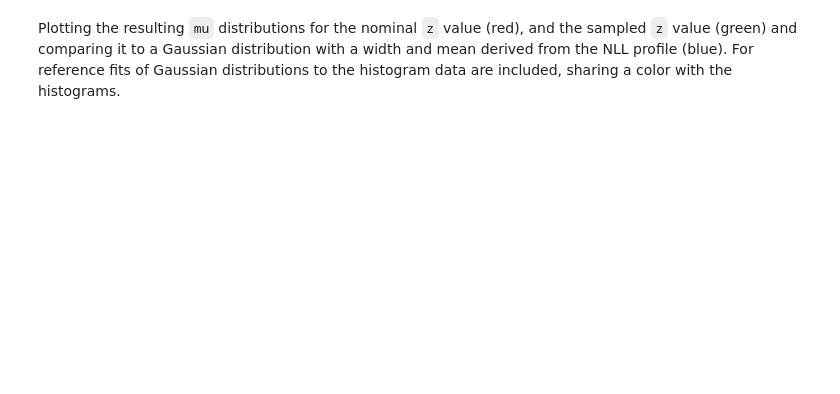
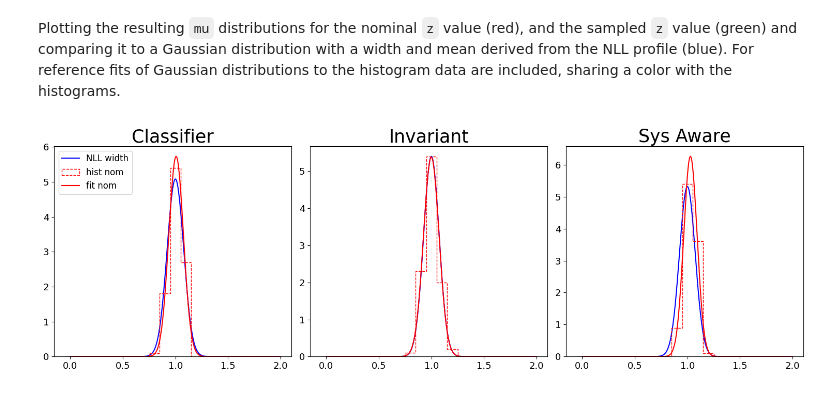
Before and after one commit to SaschaDief/systaware_tests, a Jupyter notebook: Toy_Dataset.ipynb, the cells around one changed output. Drawn from its saved outputs; the diff is of its cells as text; code cells hidden in the pictures; blank space fills up the shorter version.

```diff
--- a/Toy_Dataset.ipynb
+++ b/Toy_Dataset.ipynb
@@ -1208,2 +1389,43 @@ for j in range(0, weights_data_samp.shape[0]):
 # %% [markdown]
 Plotting the resulting `mu` distributions for the nominal `z` value (red), and the sampled `z` value (green) and comparing it to a Gaussian distribution with a width and mean derived from the NLL profile (blue). For reference fits of Gaussian distributions to the histogram data are included, sharing a color with the histograms.
+# %%
+from scipy.stats import norm
+
+
+fig = plt.figure(figsize=(15,5))
+subplot1 = fig.add_subplot(1,3,1)
+subplot2 = fig.add_subplot(1,3,2)
+subplot3 = fig.add_subplot(1,3,3)
+
+x_gauss = np.linspace(0.0, 2.0, 1000)
+
+
+y_gauss = (norm.pdf((x_gauss-1)/sigma_clf_nom))/sigma_clf_nom
+
+subplot1.title.set_text('Classifier')
+subplot2.title.set_text('Invariant')
+subplot3.title.set_text('Sys Aware')
+
+subplot1.plot(x_gauss, (norm.pdf((x_gauss-1)/sigma_clf_nom))/sigma_clf_nom, label='NLL width', color='b')
+subplot2.plot(x_gauss, (norm.pdf((x_gauss-1)/sigma_inv_nom))/sigma_inv_nom, label='NLL width', color='b')
+subplot3.plot(x_gauss, (norm.pdf((x_gauss-1)/sigma_awe_nom))/sigma_awe_nom, label='NLL width', color='b')
+
+
+y_gauss_fit = (norm.pdf((x_gauss-np.mean(mus_clf_nom))/np.std(mus_clf_nom)))/np.std(mus_clf_nom)
+
+
+subplot1.hist(mus_clf_nom, bins=np.arange(-0.05, 2.05, 0.1), density = True, label='hist nom', histtype='step', color='r', ls='--')
+subplot2.hist(mus_inv_nom, bins=np.arange(-0.05, 2.05, 0.1), density = True, label='hist nom', histtype='step', color='r', ls='--')
+subplot3.hist(mus_awe_nom, bins=np.arange(-0.05, 2.05, 0.1), density = True, label='hist nom', histtype='step', color='r', ls='--')
+
+
+
+subplot1.plot(x_gauss, (norm.pdf((x_gauss-np.mean(mus_clf_nom))/np.std(mus_clf_nom)))/np.std(mus_clf_nom), label='fit nom', color='r')
+subplot2.plot(x_gauss, (norm.pdf((x_gauss-np.mean(mus_inv_nom))/np.std(mus_inv_nom)))/np.std(mus_inv_nom), label='fit nom', color='r')
+subplot3.plot(x_gauss, (norm.pdf((x_gauss-np.mean(mus_awe_nom))/np.std(mus_awe_nom)))/np.std(mus_awe_nom), label='fit nom', color='r')
+
+
+subplot1.legend(loc = 'upper left', fontsize=12)
+plt.savefig('nom.png')
+# %% [output]
+[figure, added]
```
Also changed, not shown: parts of 38 cells of this notebook.
